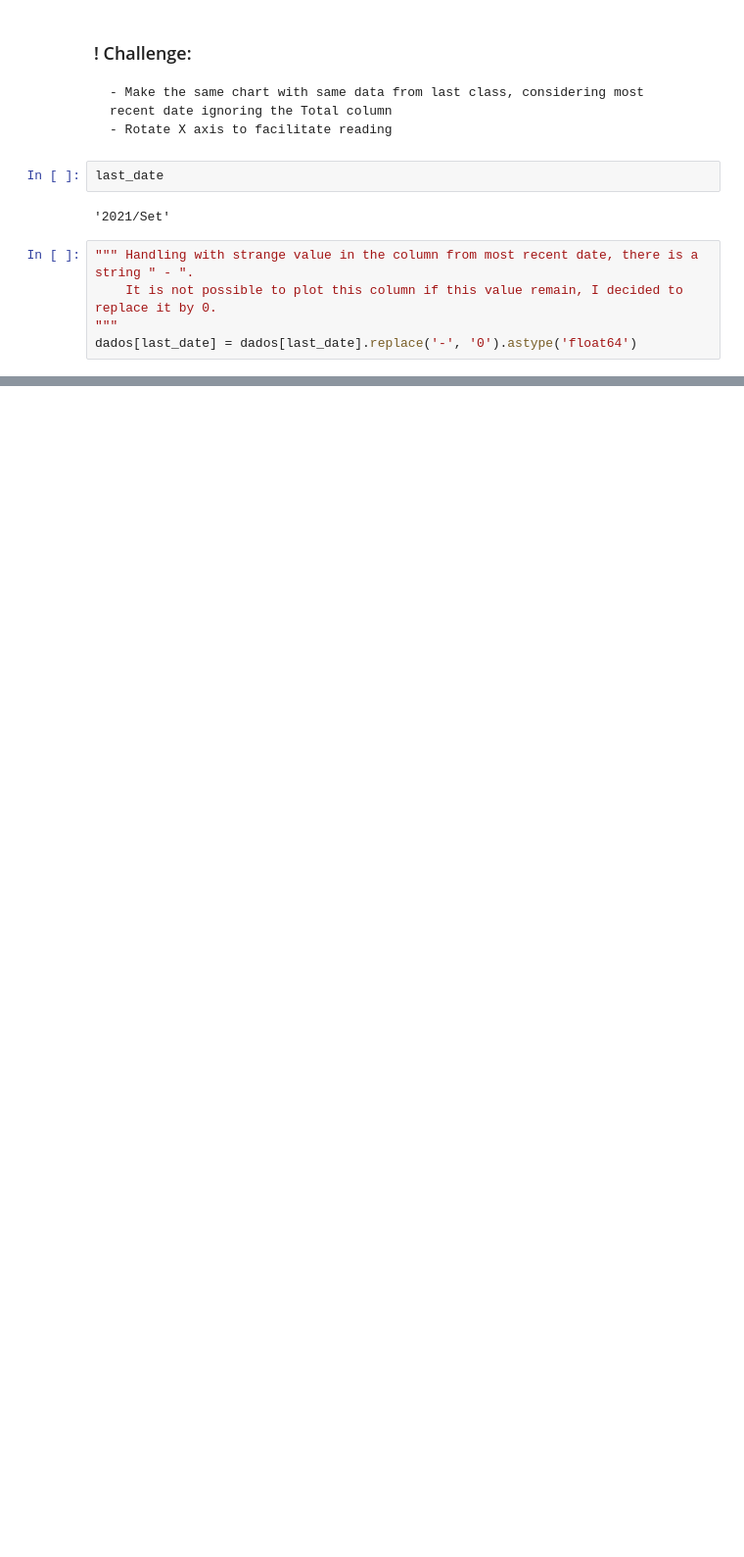
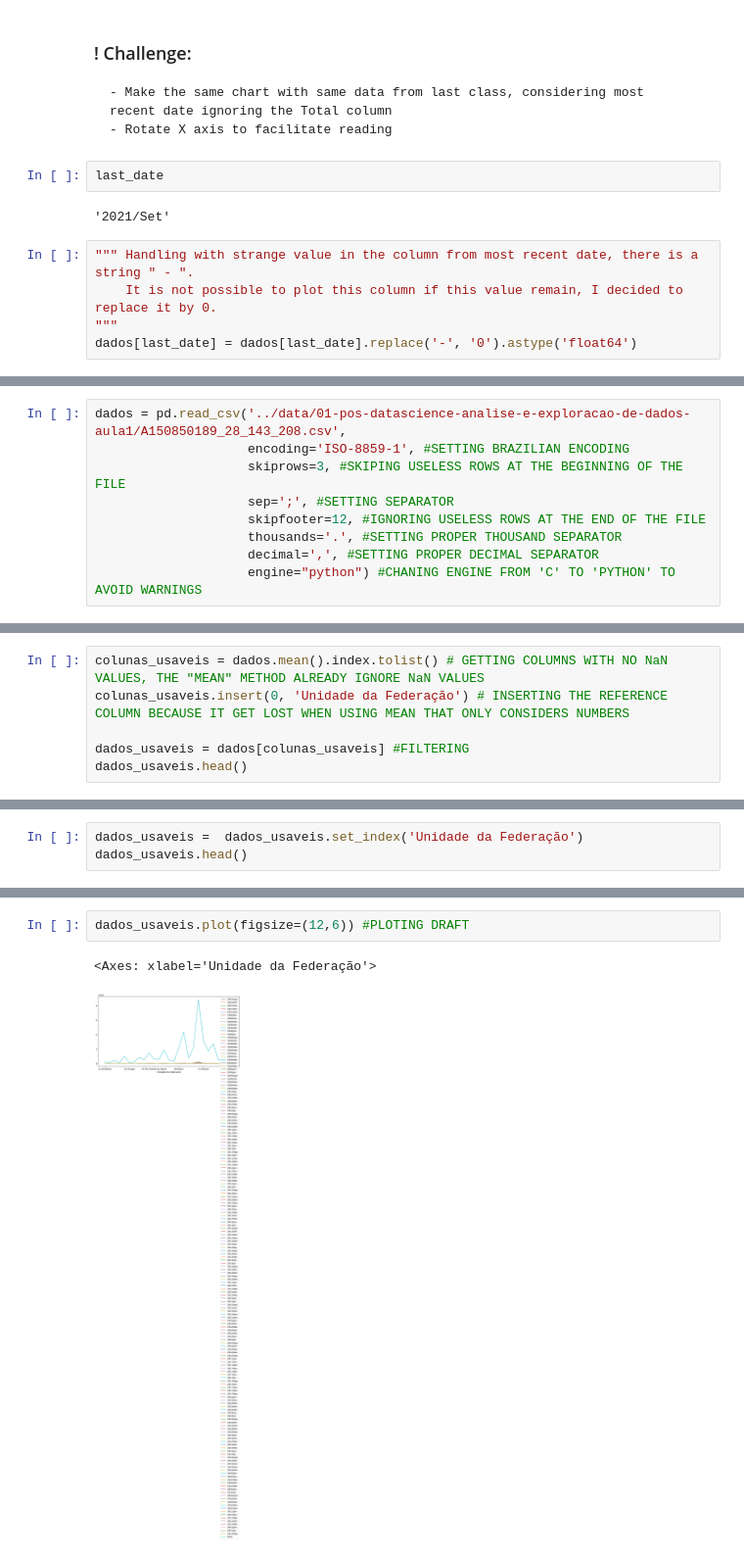
Before and after one commit to rfelipesilva/pos-tech-data-analytics, a Jupyter notebook: jupyter/01_01.ipynb, the cells around one changed output, grey strips where cells are left out. Shown at 98% size. Saved outputs shown, nothing was run; the diff lists cells and outputs as text; blank space fills up the shorter version.

```diff
--- a/jupyter/01_01.ipynb
+++ b/jupyter/01_01.ipynb
@@ -95,0 +102,9 @@ plt.show()
+# %%
+dados = pd.read_csv('../data/01-pos-datascience-analise-e-exploracao-de-dados-aula1/A150850189_28_143_208.csv',
+                    encoding='ISO-8859-1', #SETTING BRAZILIAN ENCODING
+                    skiprows=3, #SKIPING USELESS ROWS AT THE BEGINNING OF THE FILE
+                    sep=';', #SETTING SEPARATOR
+                    skipfooter=12, #IGNORING USELESS ROWS AT THE END OF THE FILE
+                    thousands='.', #SETTING PROPER THOUSAND SEPARATOR
+                    decimal=',', #SETTING PROPER DECIMAL SEPARATOR
+                    engine="python") #CHANING ENGINE FROM 'C' TO 'PYTHON' TO AVOID WARNINGS
@@ -95,0 +121,6 @@ plt.show()
+# %%
+colunas_usaveis = dados.mean().index.tolist() # GETTING COLUMNS WITH NO NaN VALUES, THE "MEAN" METHOD ALREADY IGNORE NaN VALUES
+colunas_usaveis.insert(0, 'Unidade da Federação') # INSERTING THE REFERENCE COLUMN BECAUSE IT GET LOST WHEN USING MEAN THAT ONLY CONSIDERS NUMBERS
+
+dados_usaveis = dados[colunas_usaveis] #FILTERING
+dados_usaveis.head()
@@ -95,0 +135,3 @@ plt.show()
+# %%
+dados_usaveis =  dados_usaveis.set_index('Unidade da Federação')
+dados_usaveis.head()
@@ -95,0 +177,5 @@ plt.show()
+# %%
+dados_usaveis.plot(figsize=(12,6)) #PLOTING DRAFT
+# %% [output]
+<Axes: xlabel='Unidade da Federação'>
+[figure, added]
```
Also changed, not shown: parts of 35 cells of this notebook.
